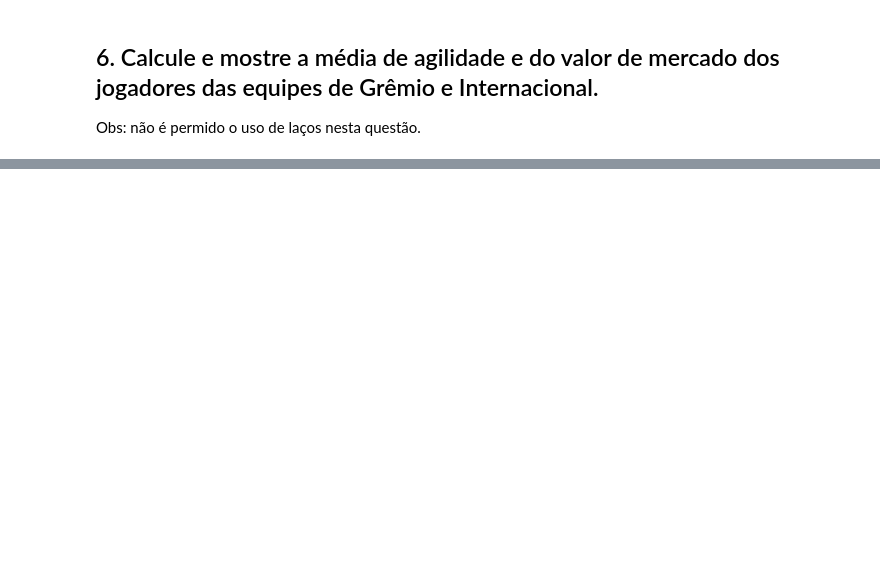
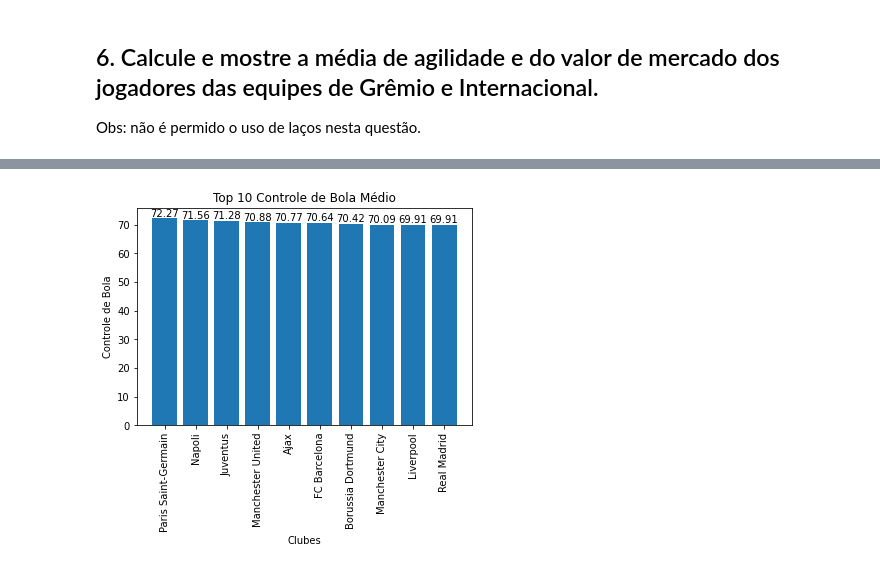
Before and after one commit to macedoti13/Fifa_Data_Analysis, a Jupyter notebook: TG2.ipynb, the cells around one changed output, grey strips where cells are left out. Cells and saved outputs as stored; diff of their text form; code cells hidden in the pictures; blank space fills up the shorter version.

```diff
--- a/TG2.ipynb
+++ b/TG2.ipynb
@@ -91,3 +171,8 @@ OBS: Todos os gráficos gerados nesta parte precisam ter Título e identificaç
 Obs: não é permido o uso de laços nesta questão.
 
 _**Sugestão referente aos dados ausentes**: Para o `Dribbling` e `BallControl` preencha os dados ausentes com a média total e para os dados ausentes de `Club` apenas coloque `Sem Clube`._
+# %%
+df_info = pd.read_csv('dados/fifa19_info_data.csv')
+df_stats = pd.read_csv('dados/fifa19_stats_data.csv')
+df = pd.merge(df_info, df_stats, on='ID')
+df.head()
@@ -93,0 +196,6 @@ _**Sugestão referente aos dados ausentes**: Para o `Dribbling` e `BallControl`
+# %%
+df['Dribbling'].fillna(df['Dribbling'].mean(), inplace=True)
+df['BallControl'].fillna(df['BallControl'].mean(), inplace=True)
+df['Club'].fillna('Sem Clube', inplace=True)
+
+df[['Dribbling','BallControl','Club']].isnull().sum()
@@ -104,4 +232,38 @@ Requisito: colocar o valor com 2 casas decimais após a vírgula no topo de cada
 **Resultado Esperado:**
 
 ![](dados/fig-tg2-ex7.png)
+# %%
+# cria o dataframe
+df_ballcontrol = df.groupby(['Club'])['BallControl'].mean().to_frame()
+data = df_ballcontrol.sort_values('BallControl', ascending=False)[:10]
+
+# cria os dados
+x_dados = data.index
+y_dados = data['BallControl']
+
+# cria a figura
+fig, ax = plt.subplots()
+
+ax.set_title('Top 10 Controle de Bola Médio')
+ax.set_xlabel('Clubes')
+ax.set_ylabel('Controle de Bola')
+
+# coloca as barras
+ax.bar(x_dados, y_dados)
+
+# coloca as informações
+for i in range(len(x_dados)):
+    ax.annotate(round(y_dados[i],2),
+                xy=(x_dados[i], y_dados[i]),
+                xycoords='data',
+                xytext=(x_dados[i], y_dados[i]),
+                textcoords='data',
+                horizontalalignment='center',
+                verticalalignment='bottom')
+
+plt.xticks(rotation=90)
+
+plt.show()
+# %% [output]
+[figure, added]
 # %% [markdown]
```
Also changed, not shown: parts of 18 cells of this notebook.
